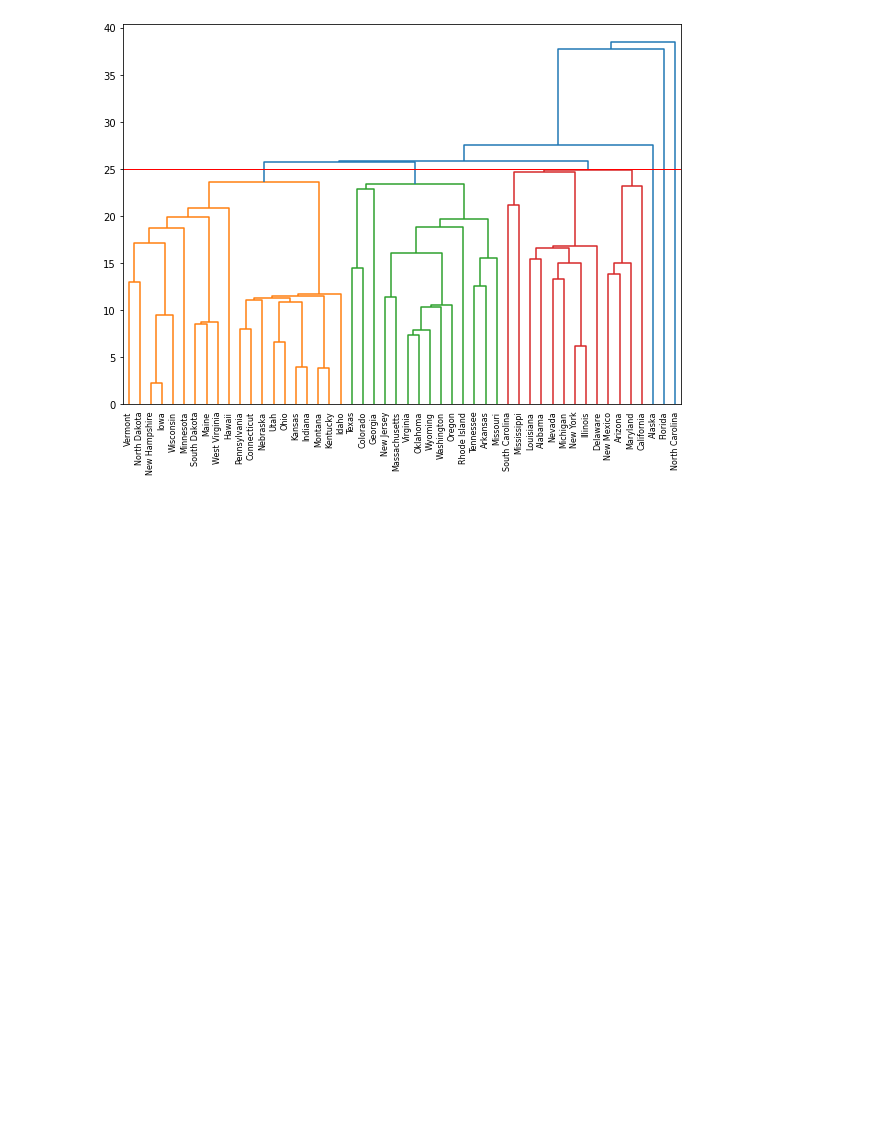
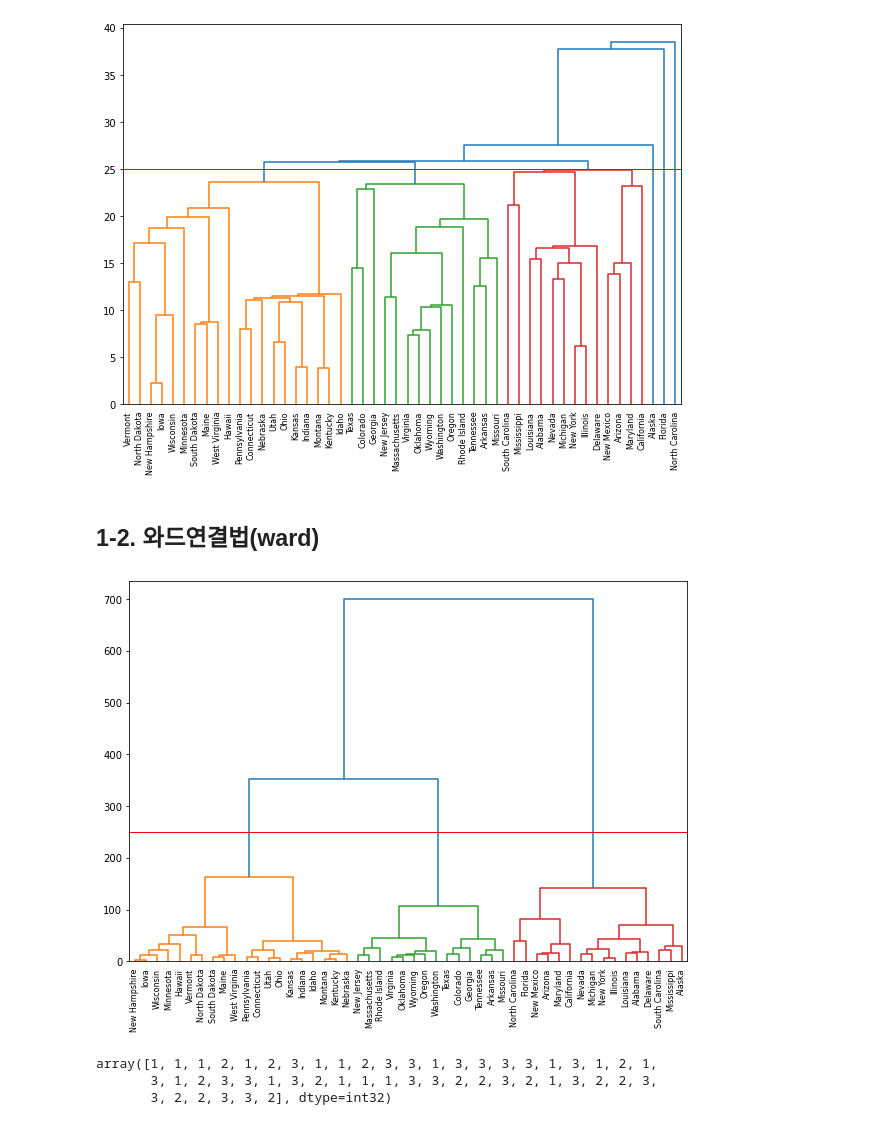
Before and after one commit to teng-ny/ADPStudy, a Jupyter notebook: 군집화알고리즘/군집화 알고리즘.ipynb, the cells around one changed output. Saved outputs shown, nothing was run; the diff lists cells and outputs as text; code cells hidden in the pictures; blank space fills up the shorter version.

```diff
--- a/군집화알고리즘/군집화 알고리즘.ipynb
+++ b/군집화알고리즘/군집화 알고리즘.ipynb
@@ -45,3 +42,22 @@ plt.axhline(y=25, color='r', linewidth=1)
 plt.show()
 # %% [output]
 [figure]
+# %% [markdown]
+## 1-2. 와드연결법(ward)
+# %%
+ward=linkage(US.iloc[:, 1::], metric='euclidean', method='ward')
+# %%
+plt.figure(figsize=(10,7))
+dendrogram(ward, orientation='top', labels=labelList, distance_sort='descending', color_threshold=250)
+plt.axhline(y=250, color='r', linewidth=1)
+plt.show()
+# %% [output]
+[figure, added]
+# %%
+#state(주)마다 어떤 군집에 설정되었는지 확인
+assignments=fcluster(ward, 250, 'distance')
+assignments
+# %% [output]
+array([1, 1, 1, 2, 1, 2, 3, 1, 1, 2, 3, 3, 1, 3, 3, 3, 3, 1, 3, 1, 2, 1,
+       3, 1, 2, 3, 3, 1, 3, 2, 1, 1, 1, 3, 3, 2, 2, 3, 2, 1, 3, 2, 2, 3,
+       3, 2, 2, 3, 3, 2], dtype=int32)
```
Also changed, not shown: parts of 15 cells of this notebook.
